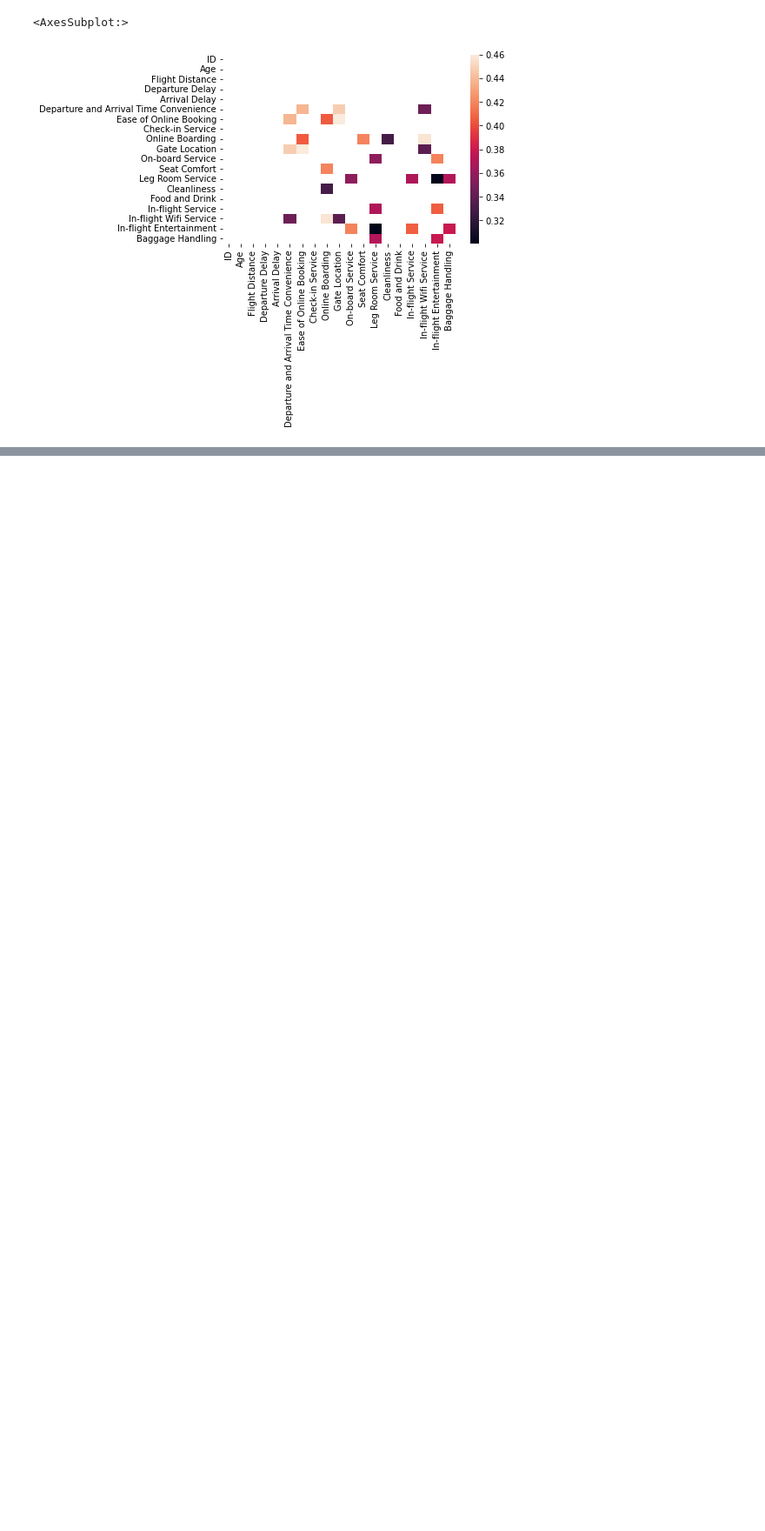
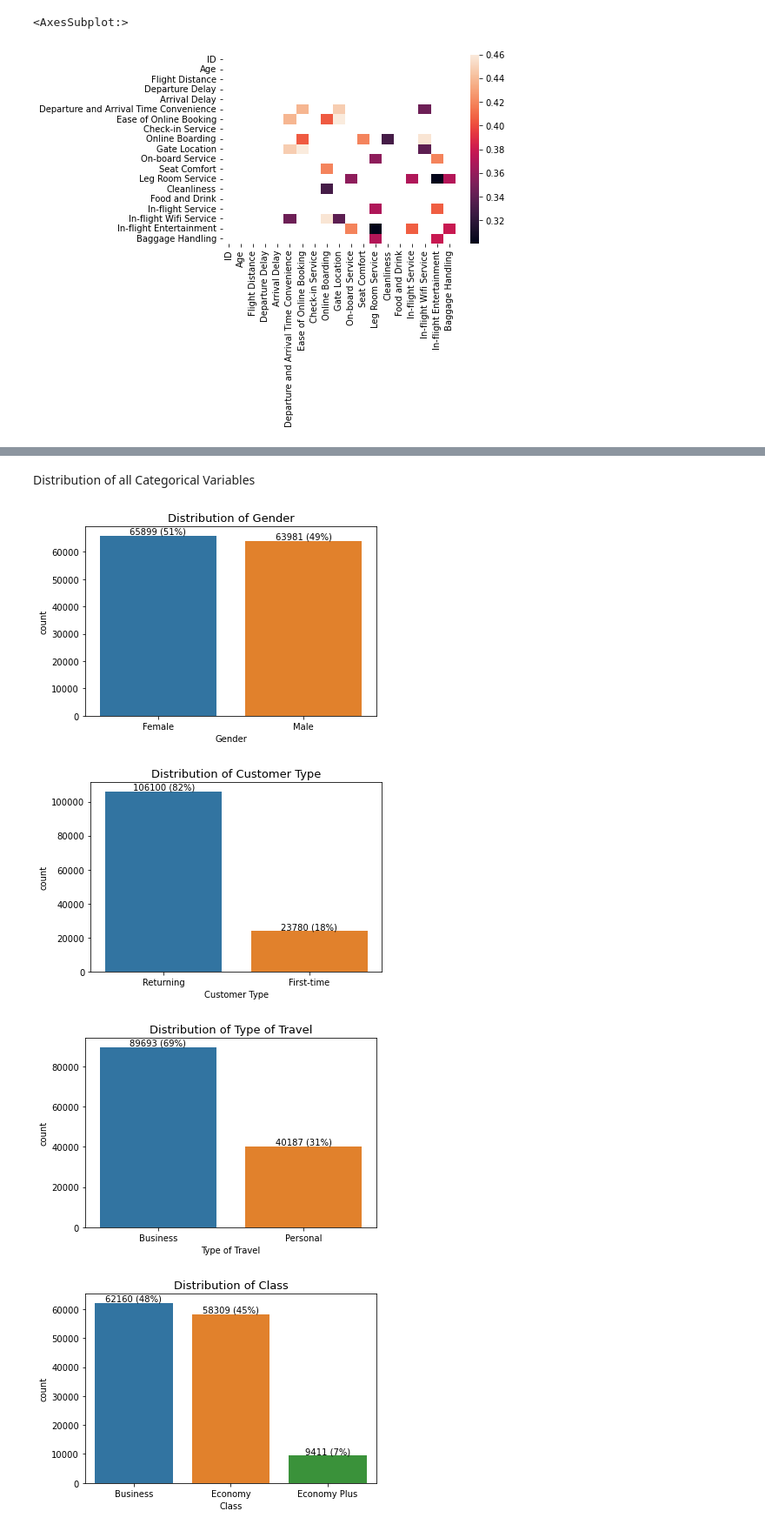
Before and after one commit to AlugoIdris/Airline_Passenger_Satisfaction, a Jupyter notebook: Airline_Passenger_Satisfaction.ipynb, the cells around one changed output, grey strips where cells are left out. Shown at 87% size. Drawn from its saved outputs; the diff is of its cells as text; code cells hidden in the pictures; blank space fills up the shorter version.

```diff
--- a/Airline_Passenger_Satisfaction.ipynb
+++ b/Airline_Passenger_Satisfaction.ipynb
@@ -165,0 +209,16 @@ sns.heatmap(data.corr()[(data.corr() > 0.3) & (data.corr() <= 0.5)])
+# %% [markdown]
+Distribution of all Categorical Variables
+# %%
+for i, col in enumerate(cat_var):
+    plt.figure(i)
+    ax = sns.countplot(x=col, data=data, order=data[col].value_counts(ascending=False).index)
+    plt.title('Distribution of {}'.format(col), fontsize=13)
+    abs_values = data[col].value_counts(ascending=False).values
+    rel_values = data[col].value_counts(ascending=False, normalize=True).values * 100
+    lbls = [f'{p[0]} ({p[1]:.0f}%)' for p in zip(abs_values, rel_values)]
+    ax.bar_label(container=ax.containers[0], labels=lbls)
+# %% [output]
+[figure, added]
+[figure, added]
+[figure, added]
+[figure, added]
```
Also changed, not shown: parts of 25 cells of this notebook.
